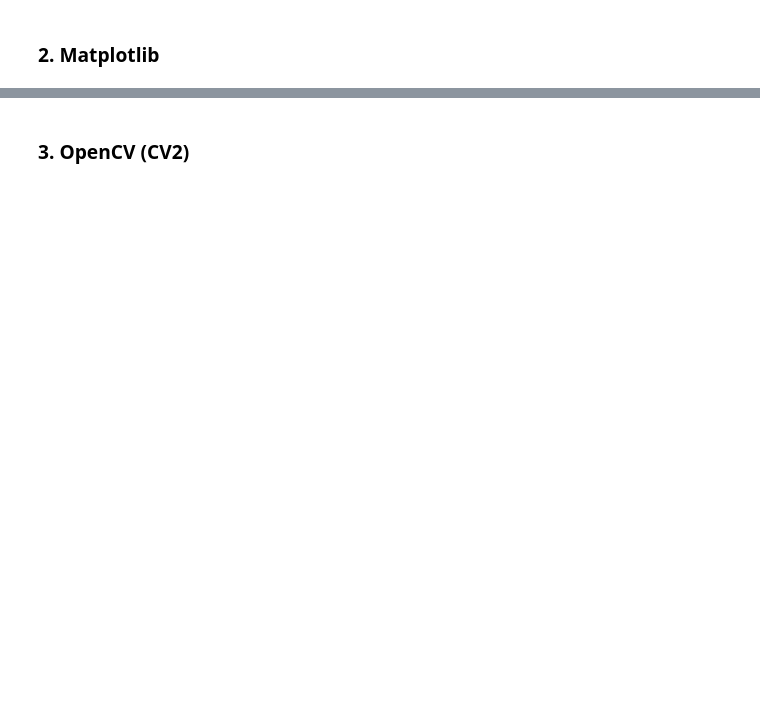
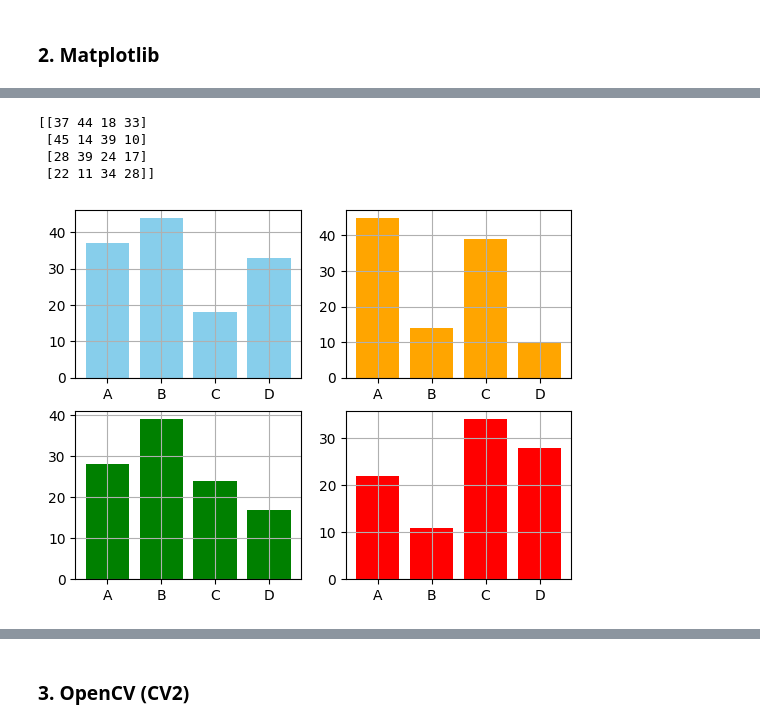
Before and after one commit to Wllader/ULTRA_python, a Jupyter notebook: ULTRA_W1__Skripta.ipynb, the cells around one changed output, grey strips where cells are left out. Saved outputs shown, nothing was run; the diff lists cells and outputs as text; code cells hidden in the pictures; blank space fills up the shorter version.

```diff
--- a/ULTRA_W1__Skripta.ipynb
+++ b/ULTRA_W1__Skripta.ipynb
@@ -759,0 +779,21 @@ print(
+# %%
+# Sloupcový graf:
+kategorie = ["A", "B", "C", "D"]
+hodnoty   = np.random.randint(10, 50, (4, 4))
+barvy     = ["skyblue", "orange", "green", "red"]
+print(hodnoty)
+
+fig, axes = plt.subplots(2, 2)
+axes = np.array(axes).reshape(-1)
+
+for i, x_ in enumerate(hodnoty):
+    axes[i].grid()
+    axes[i].bar(kategorie, hodnoty[i], color=barvy[i])
+
+plt.show()
+# %% [output]
+[[37 44 18 33]
+ [45 14 39 10]
+ [28 39 24 17]
+ [22 11 34 28]]
+[figure, added]
```
Also changed, not shown: parts of 12 cells of this notebook.
